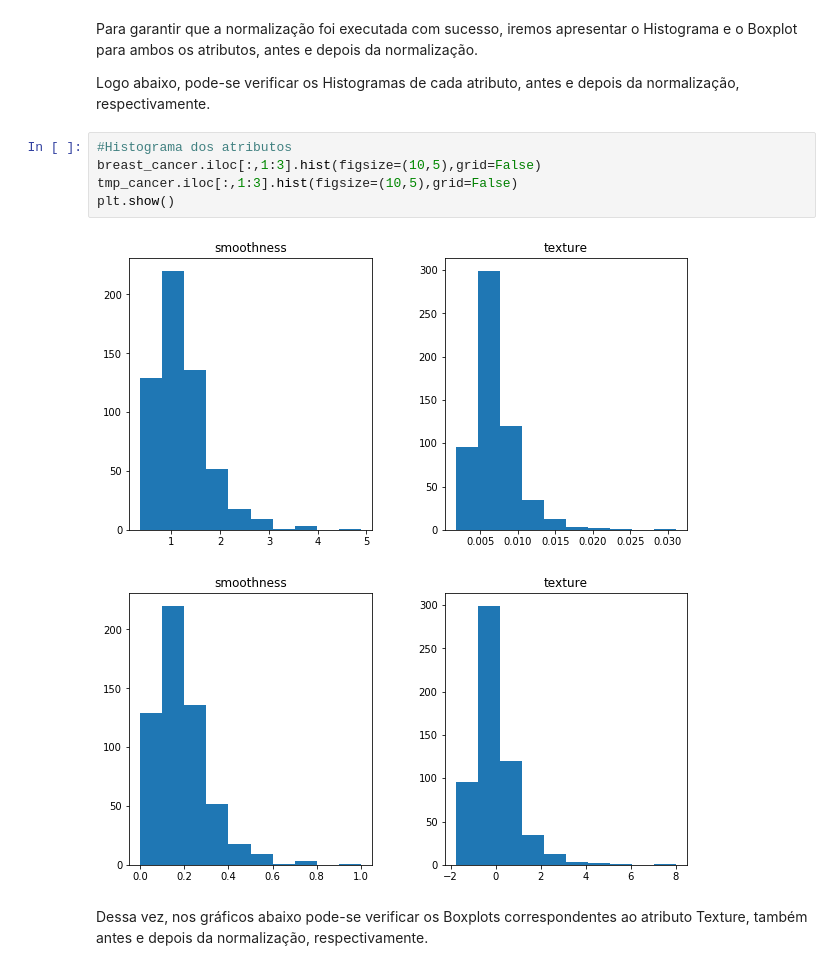
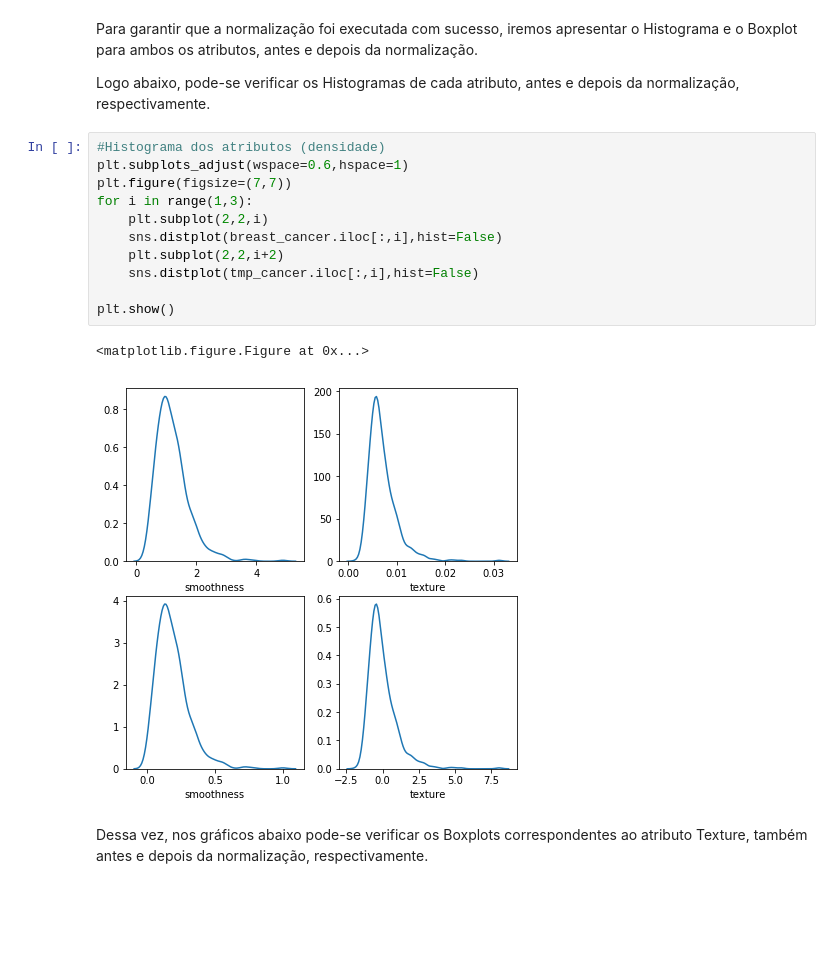
Before and after one commit to LucasSugi/data-science, a Jupyter notebook: pratica_5/pratica_5_9293286_9293251.ipynb, the cells around one changed output. Drawn from its saved outputs; the diff is of its cells as text; blank space fills up the shorter version.

```diff
--- a/pratica_5/pratica_5_9293286_9293251.ipynb
+++ b/pratica_5/pratica_5_9293286_9293251.ipynb
@@ -258,14 +258,20 @@ tmp_cancer.head()
 Para garantir que a normalização foi executada com sucesso, iremos apresentar o Histograma e o Boxplot para ambos os atributos, antes e depois da normalização.
 
 Logo abaixo, pode-se verificar os Histogramas de cada atributo, antes e depois da normalização, respectivamente.
-# %%
-#Histograma dos atributos
-breast_cancer.iloc[:,1:3].hist(figsize=(10,5),grid=False)
-tmp_cancer.iloc[:,1:3].hist(figsize=(10,5),grid=False)
-plt.show()
-# %% [output]
-[figure, removed]
-[figure, removed]
+# %%
+#Histograma dos atributos (densidade)
+plt.subplots_adjust(wspace=0.6,hspace=1)
+plt.figure(figsize=(7,7))
+for i in range(1,3):
+    plt.subplot(2,2,i)
+    sns.distplot(breast_cancer.iloc[:,i],hist=False)
+    plt.subplot(2,2,i+2)
+    sns.distplot(tmp_cancer.iloc[:,i],hist=False)
+
+plt.show()
+# %% [output]
+<matplotlib.figure.Figure at 0x...>
+[figure, added]
 # %% [markdown]
 Dessa vez, nos gráficos abaixo pode-se verificar os Boxplots correspondentes ao atributo Texture, também antes e depois da normalização, respectivamente.
 # %%
```
Also changed, not shown: parts of 7 cells of this notebook.
